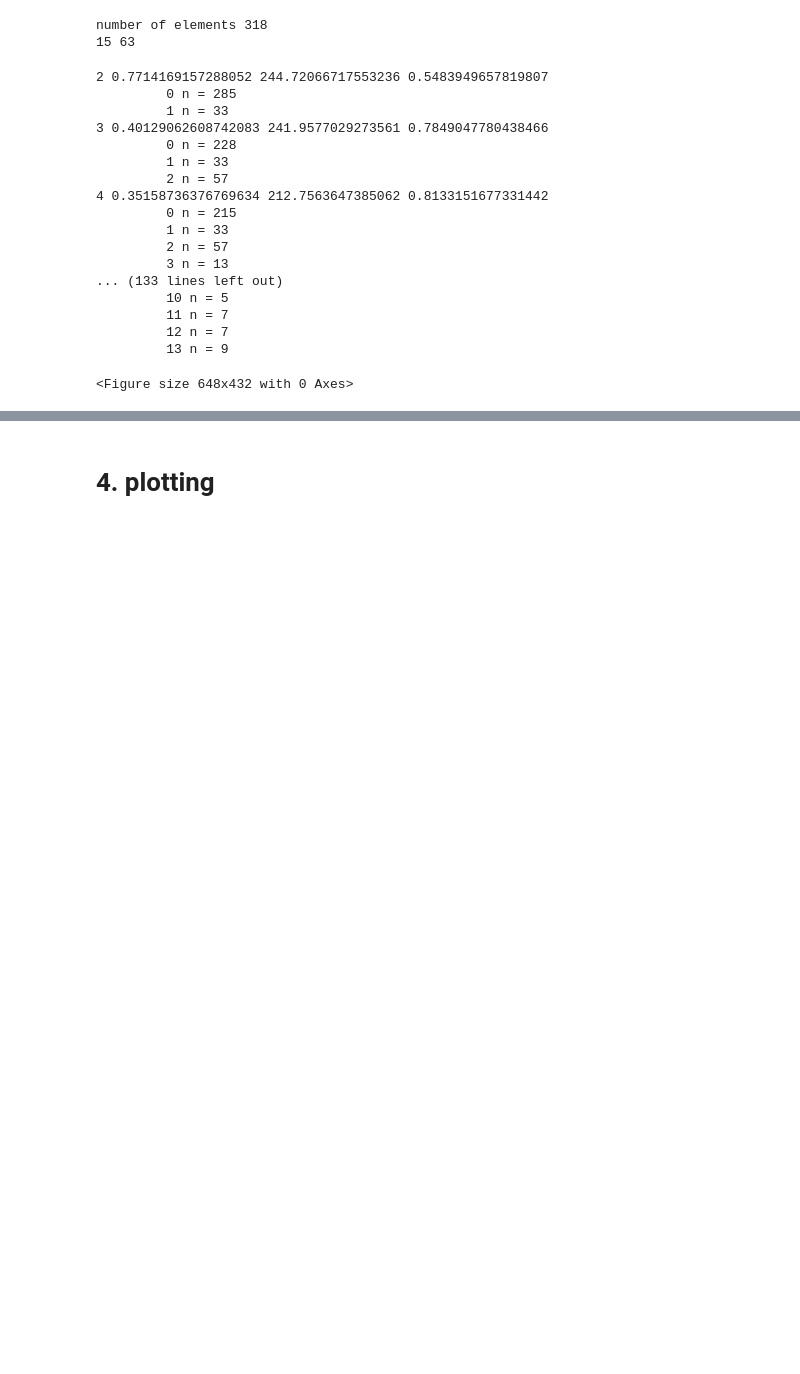
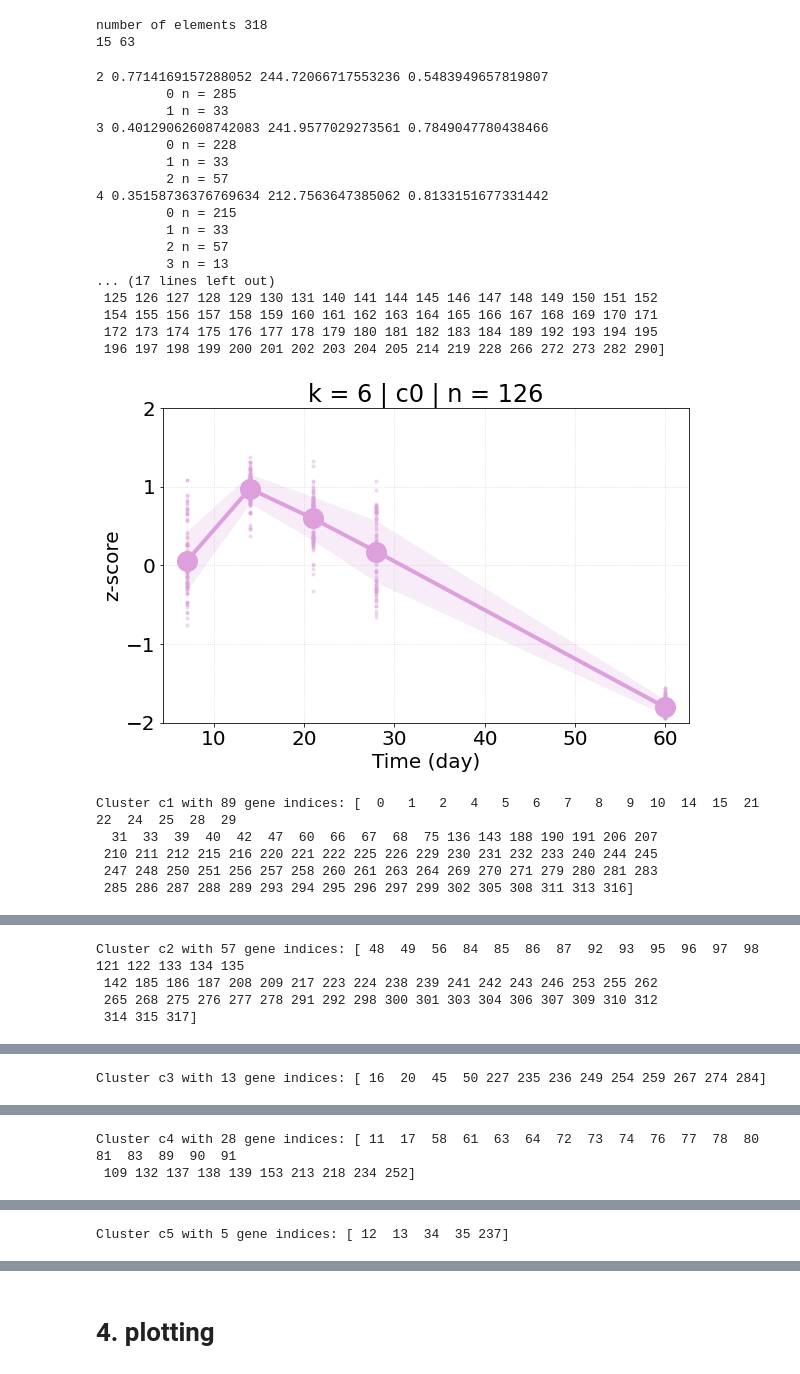
Before and after one commit to adelomana/healing, a Jupyter notebook: clustering_biomarkers_partial.ipynb, the cells around one changed output, grey strips where cells are left out. Saved outputs shown, nothing was run; the diff lists cells and outputs as text; code cells hidden in the pictures; blank space fills up the shorter version.

Commit message:
figures update on partial

```diff
--- a/clustering_biomarkers_partial.ipynb
+++ b/clustering_biomarkers_partial.ipynb
@@ -155,39 +155,44 @@ for k in k_range:
             means = cluster.mean()
             stds = cluster.std()
             top = means + stds
             bottom = means - stds
 
             for metabolite in cluster.index:
                 matplotlib.pyplot.plot(days, cluster.loc[metabolite, :], '.', alpha=1/3, lw=3, color=the_colors[clusterID])
             matplotlib.pyplot.plot(days, means, 'o-', color=the_colors[clusterID], lw=4, ms=20)
             matplotlib.pyplot.fill_between(days, top, bottom, color=the_colors[clusterID], alpha=0.2, lw=0)
 
             matplotlib.pyplot.xlabel('Time (day)')
             matplotlib.pyplot.ylabel('z-score')
             matplotlib.pyplot.grid(alpha=0.5, ls=':')
             matplotlib.pyplot.ylim([-2, 2])
             matplotlib.pyplot.title('k = {} | c{} | n = {}'.format(k, clusterID, len(indices)))
             matplotlib.pyplot.tight_layout()
 
-            #matplotlib.pyplot.show()
-            matplotlib.pyplot.savefig('{}.partial.svg'.format(the_colors[clusterID]))
-            matplotlib.pyplot.clf()
+            matplotlib.pyplot.show()
+            #matplotlib.pyplot.savefig('{}.partial.svg'.format(the_colors[clusterID]))
+            #matplotlib.pyplot.clf()
 # %% [output]
 2 0.7714169157288052 244.72066717553236 0.5483949657819807
          0 n = 285
          1 n = 33
 3 0.40129062608742083 241.9577029273561 0.7849047780438466
          0 n = 228
          1 n = 33
          2 n = 57
 4 0.35158736376769634 212.7563647385062 0.8133151677331442
          0 n = 215
          1 n = 33
          2 n = 57
          3 n = 13
-... (133 lines left out)
-         10 n = 5
-         11 n = 7
-         12 n = 7
-         13 n = 9
+... (17 lines left out)
+ 125 126 127 128 129 130 131 140 141 144 145 146 147 148 149 150 151 152
+ 154 155 156 157 158 159 160 161 162 163 164 165 166 167 168 169 170 171
+ 172 173 174 175 176 177 178 179 180 181 182 183 184 189 192 193 194 195
+ 196 197 198 199 200 201 202 203 204 205 214 219 228 266 272 273 282 290]
+[figure, added]
-<Figure size 648x432 with 0 Axes>
+Cluster c1 with 89 gene indices: [  0   1   2   4   5   6   7   8   9  10  14  15  21  22  24  25  28  29
+  31  33  39  40  42  47  60  66  67  68  75 136 143 188 190 191 206 207
+ 210 211 212 215 216 220 221 222 225 226 229 230 231 232 233 240 244 245
+ 247 248 250 251 256 257 258 260 261 263 264 269 270 271 279 280 281 283
+ 285 286 287 288 289 293 294 295 296 297 299 302 305 308 311 313 316]
@@ -193,0 +200,4 @@ for k in k_range:
+Cluster c2 with 57 gene indices: [ 48  49  56  84  85  86  87  92  93  95  96  97  98 121 122 133 134 135
+ 142 185 186 187 208 209 217 223 224 238 239 241 242 243 246 253 255 262
+ 265 268 275 276 277 278 291 292 298 300 301 303 304 306 307 309 310 312
+ 314 315 317]
@@ -193,0 +205 @@ for k in k_range:
+Cluster c3 with 13 gene indices: [ 16  20  45  50 227 235 236 249 254 259 267 274 284]
@@ -193,0 +207,2 @@ for k in k_range:
+Cluster c4 with 28 gene indices: [ 11  17  58  61  63  64  72  73  74  76  77  78  80  81  83  89  90  91
+ 109 132 137 138 139 153 213 218 234 252]
@@ -193,0 +210 @@ for k in k_range:
+Cluster c5 with 5 gene indices: [ 12  13  34  35 237]
```
Also changed, not shown: parts of 2 cells of this notebook.
